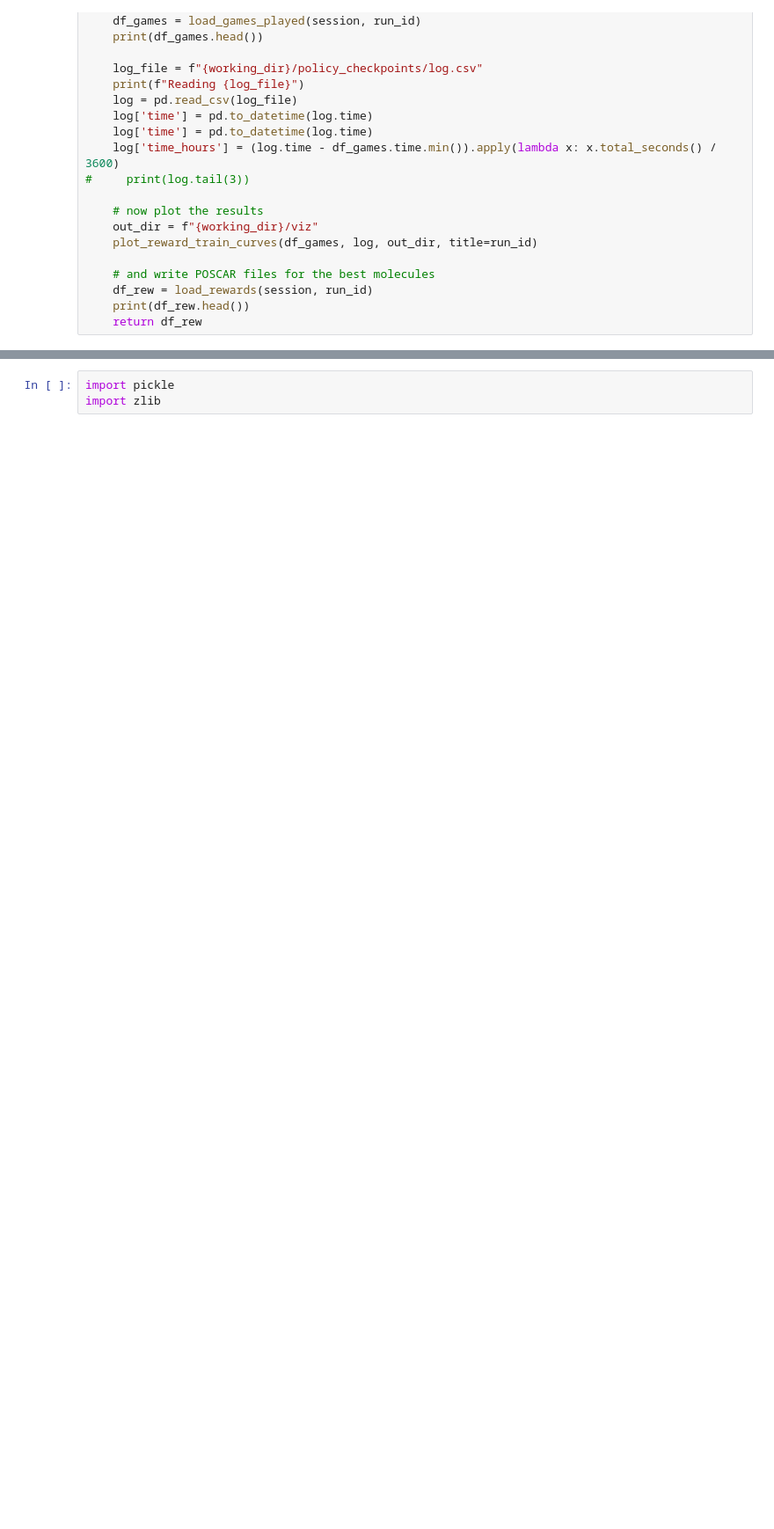
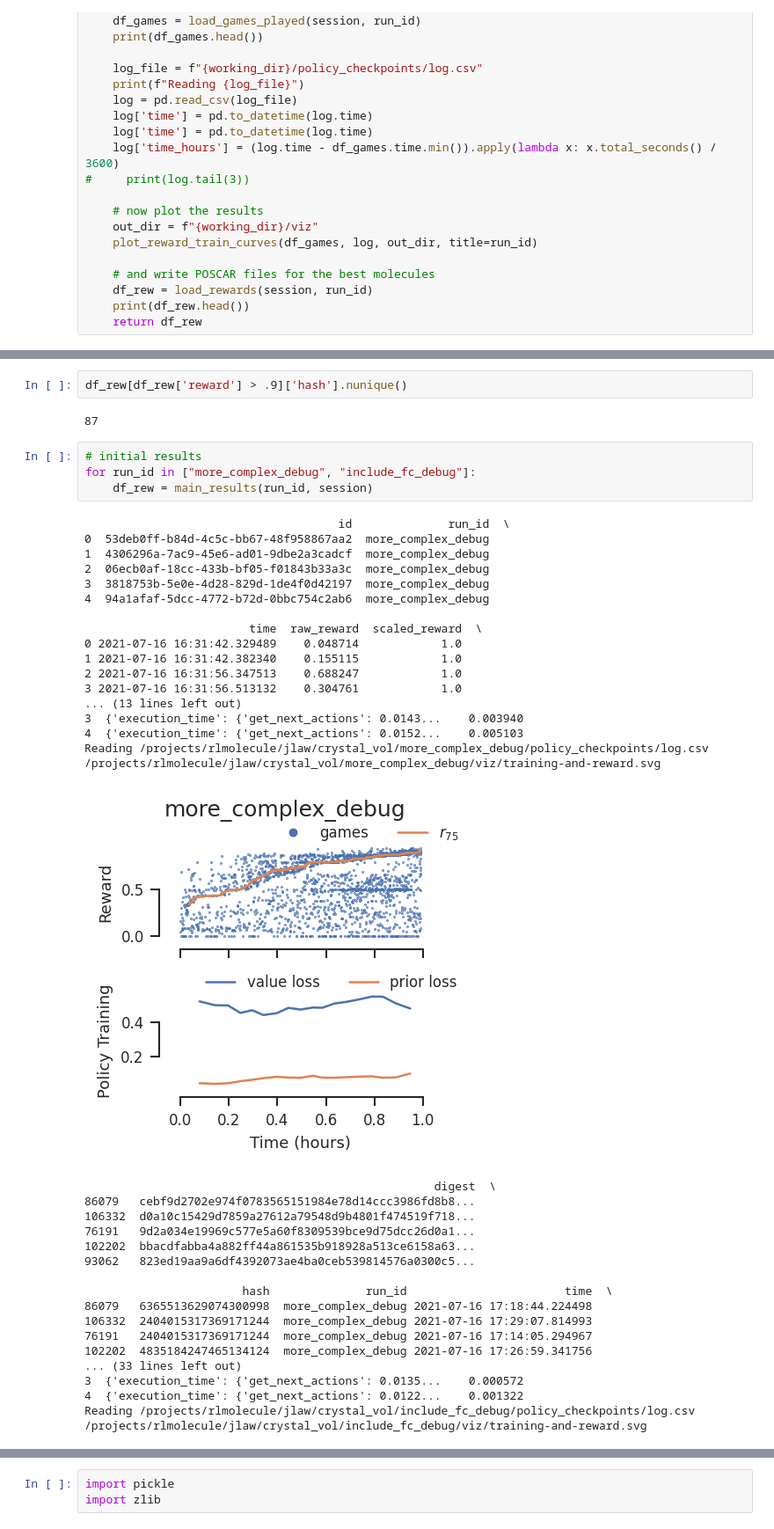
Before and after one commit to NREL/rlmolecule, a Jupyter notebook: examples/crystal_volume/notebooks/compare_experiments.ipynb, the cells around one changed output, grey strips where cells are left out. Shown at 88% size. Saved outputs shown, nothing was run; the diff lists cells and outputs as text; blank space fills up the shorter version.

```diff
--- a/examples/crystal_volume/notebooks/compare_experiments.ipynb
+++ b/examples/crystal_volume/notebooks/compare_experiments.ipynb
@@ -227,0 +206,44 @@ df_state.head()
+# %%
+df_rew[df_rew['reward'] > .9]['hash'].nunique()
+# %% [output]
+87
+# %%
+# initial results
+for run_id in ["more_complex_debug", "include_fc_debug"]:
+    df_rew = main_results(run_id, session)
+# %% [output]
+                                     id              run_id  \
+0  53deb0ff-b84d-4c5c-bb67-48f958867aa2  more_complex_debug
+1  4306296a-7ac9-45e6-ad01-9dbe2a3cadcf  more_complex_debug
+2  06ecb0af-18cc-433b-bf05-f01843b33a3c  more_complex_debug
+3  3818753b-5e0e-4d28-829d-1de4f0d42197  more_complex_debug
+4  94a1afaf-5dcc-4772-b72d-0bbc754c2ab6  more_complex_debug
+
+                        time  raw_reward  scaled_reward  \
+0 2021-07-16 16:31:42.329489    0.048714            1.0
+1 2021-07-16 16:31:42.382340    0.155115            1.0
+2 2021-07-16 16:31:56.347513    0.688247            1.0
+3 2021-07-16 16:31:56.513132    0.304761            1.0
+... (13 lines left out)
+3  {'execution_time': {'get_next_actions': 0.0143...    0.003940
+4  {'execution_time': {'get_next_actions': 0.0152...    0.005103
+Reading /projects/rlmolecule/jlaw/crystal_vol/more_complex_debug/policy_checkpoints/log.csv
+/projects/rlmolecule/jlaw/crystal_vol/more_complex_debug/viz/training-and-reward.svg
+[figure, added]
+                                                   digest  \
+86079   cebf9d2702e974f0783565151984e78d14ccc3986fd8b8...
+106332  d0a10c15429d7859a27612a79548d9b4801f474519f718...
+76191   9d2a034e19969c577e5a60f8309539bce9d75dcc26d0a1...
+102202  bbacdfabba4a882ff44a861535b918928a513ce6158a63...
+93062   823ed19aa9a6df4392073ae4ba0ceb539814576a0300c5...
+
+                       hash              run_id                       time  \
+86079   6365513629074300998  more_complex_debug 2021-07-16 17:18:44.224498
+106332  2404015317369171244  more_complex_debug 2021-07-16 17:29:07.814993
+76191   2404015317369171244  more_complex_debug 2021-07-16 17:14:05.294967
+102202  4835184247465134124  more_complex_debug 2021-07-16 17:26:59.341756
+... (33 lines left out)
+3  {'execution_time': {'get_next_actions': 0.0135...    0.000572
+4  {'execution_time': {'get_next_actions': 0.0122...    0.001322
+Reading /projects/rlmolecule/jlaw/crystal_vol/include_fc_debug/policy_checkpoints/log.csv
+/projects/rlmolecule/jlaw/crystal_vol/include_fc_debug/viz/training-and-reward.svg
```
Also changed, not shown: parts of 17 cells of this notebook, 3 other files.
